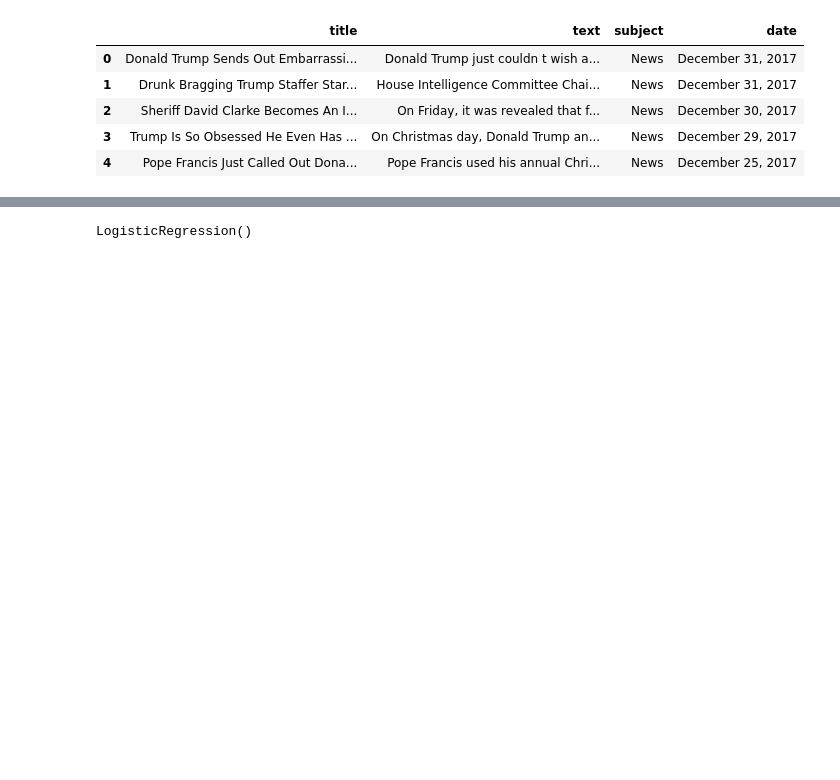
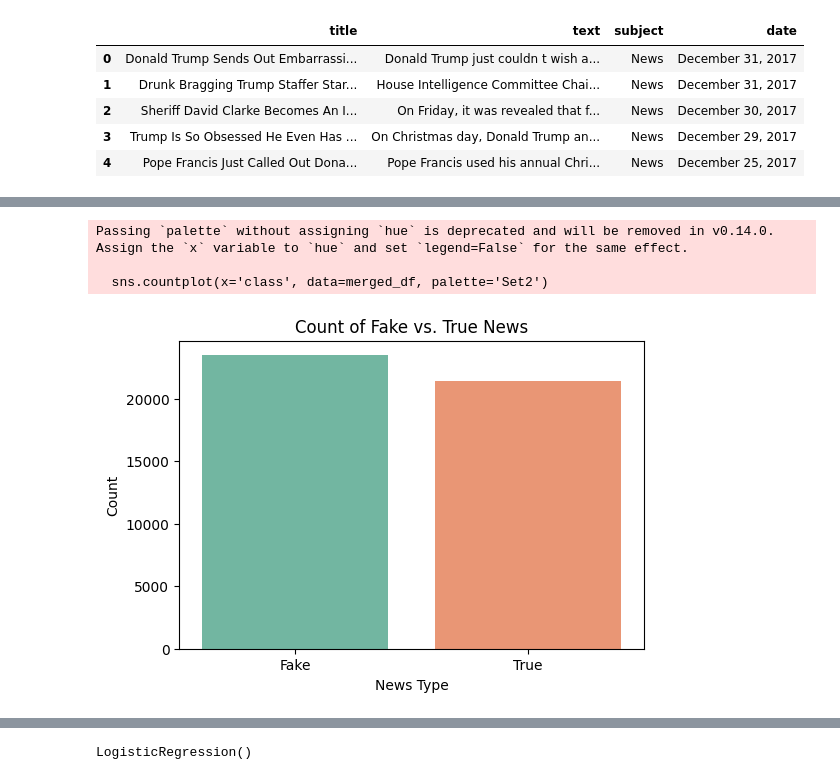
Before and after one commit to azuhayer/Fake-News-Classifier, a Jupyter notebook: main.ipynb, the cells around one changed output, grey strips where cells are left out. Drawn from its saved outputs; the diff is of its cells as text; code cells hidden in the pictures; blank space fills up the shorter version.

```diff
--- a/main.ipynb
+++ b/main.ipynb
@@ -112,0 +114,14 @@ merged_df.head(10)
+# %%
+# Visualize the count of fake news vs. true news
+plt.figure(figsize=(6,4))
+sns.countplot(x='class', data=merged_df, palette='Set2')
+plt.xticks([0, 1], ['Fake', 'True'])
+plt.title('Count of Fake vs. True News')
+plt.xlabel('News Type')
+plt.ylabel('Count')
+plt.show()
+# %% [output]
+Passing `palette` without assigning `hue` is deprecated and will be removed in v0.14.0. Assign the `x` variable to `hue` and set `legend=False` for the same effect.
+
+  sns.countplot(x='class', data=merged_df, palette='Set2')
+[figure, added]
```
Also changed, not shown: parts of 8 cells of this notebook.
